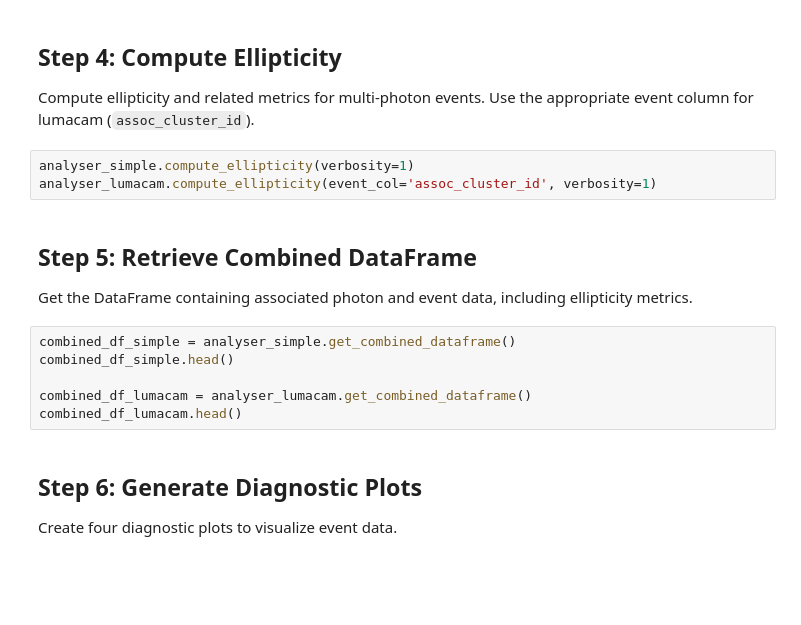
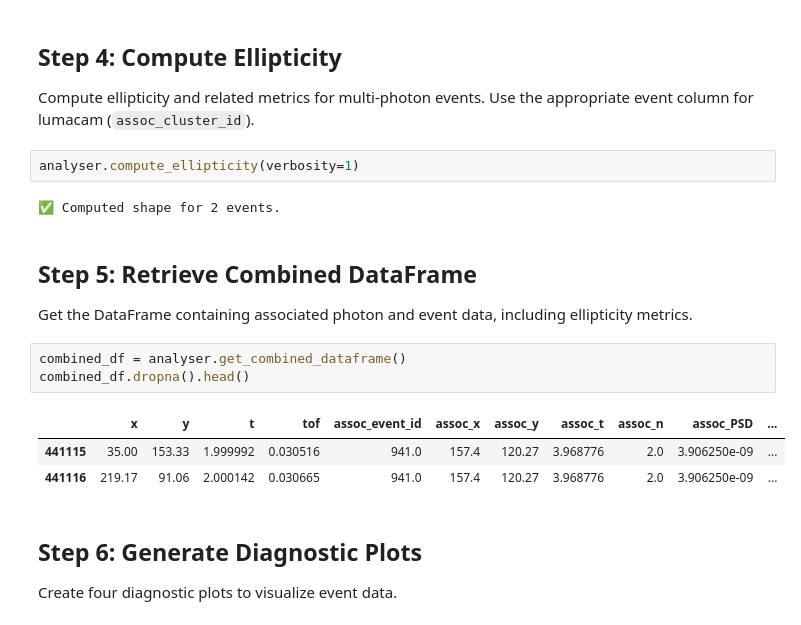
Before and after one commit to TsvikiHirsh/neutron_event_analyzer, a Jupyter notebook: notebooks/tutorial.ipynb, the cells around one changed output. Drawn from its saved outputs; the diff is of its cells as text; blank space fills up the shorter version.

```diff
--- a/notebooks/tutorial.ipynb
+++ b/notebooks/tutorial.ipynb
@@ -77,19 +76,21 @@ analyser_lumacam.associate(weight_px_in_s=None, max_dist_s=None, verbosity=1)
 ## Step 4: Compute Ellipticity
 
 Compute ellipticity and related metrics for multi-photon events. Use the appropriate event column for lumacam (`assoc_cluster_id`).
-# %%
-analyser_simple.compute_ellipticity(verbosity=1)
-analyser_lumacam.compute_ellipticity(event_col='assoc_cluster_id', verbosity=1)
+# %%
+analyser.compute_ellipticity(verbosity=1)
+# %% [output]
+✅ Computed shape for 2 events.
 # %% [markdown]
 ## Step 5: Retrieve Combined DataFrame
 
 Get the DataFrame containing associated photon and event data, including ellipticity metrics.
-# %%
-combined_df_simple = analyser_simple.get_combined_dataframe()
-combined_df_simple.head()
-
-combined_df_lumacam = analyser_lumacam.get_combined_dataframe()
-combined_df_lumacam.head()
+# %%
+combined_df = analyser.get_combined_dataframe()
+combined_df.dropna().head()
+# %% [output]
+|  | x | y | t | tof | assoc_event_id | assoc_x | assoc_y | assoc_t | assoc_n | assoc_PSD | ... |
+| 441115 | 35.00 | 153.33 | 1.999992 | 0.030516 | 941.0 | 157.4 | 120.27 | 3.968776 | 2.0 | 3.906250e-09 | ... |
+| 441116 | 219.17 | 91.06 | 2.000142 | 0.030665 | 941.0 | 157.4 | 120.27 | 3.968776 | 2.0 | 3.906250e-09 | ... |
 # %% [markdown]
 ## Step 6: Generate Diagnostic Plots
 
```
Also changed, not shown: parts of 13 cells of this notebook, 3 other files.
